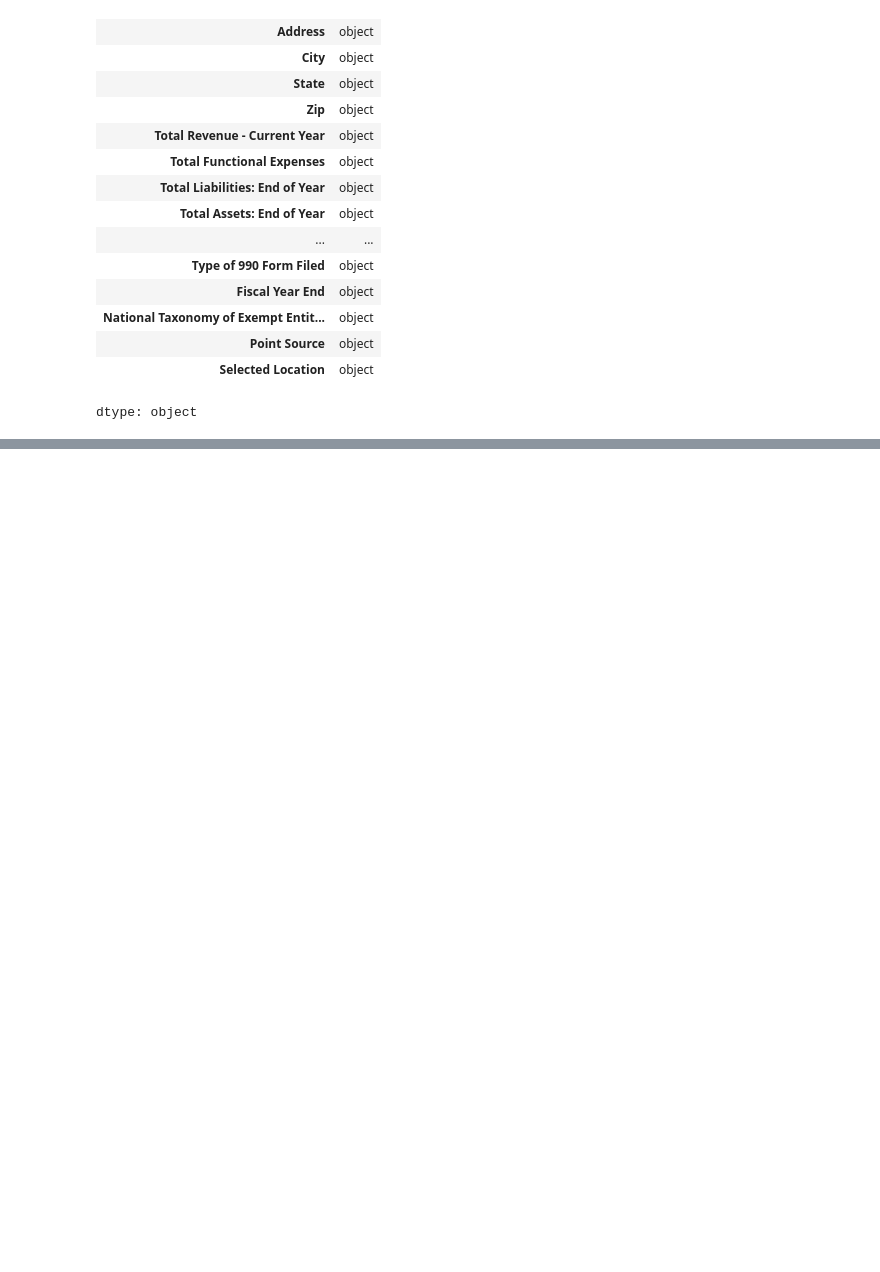
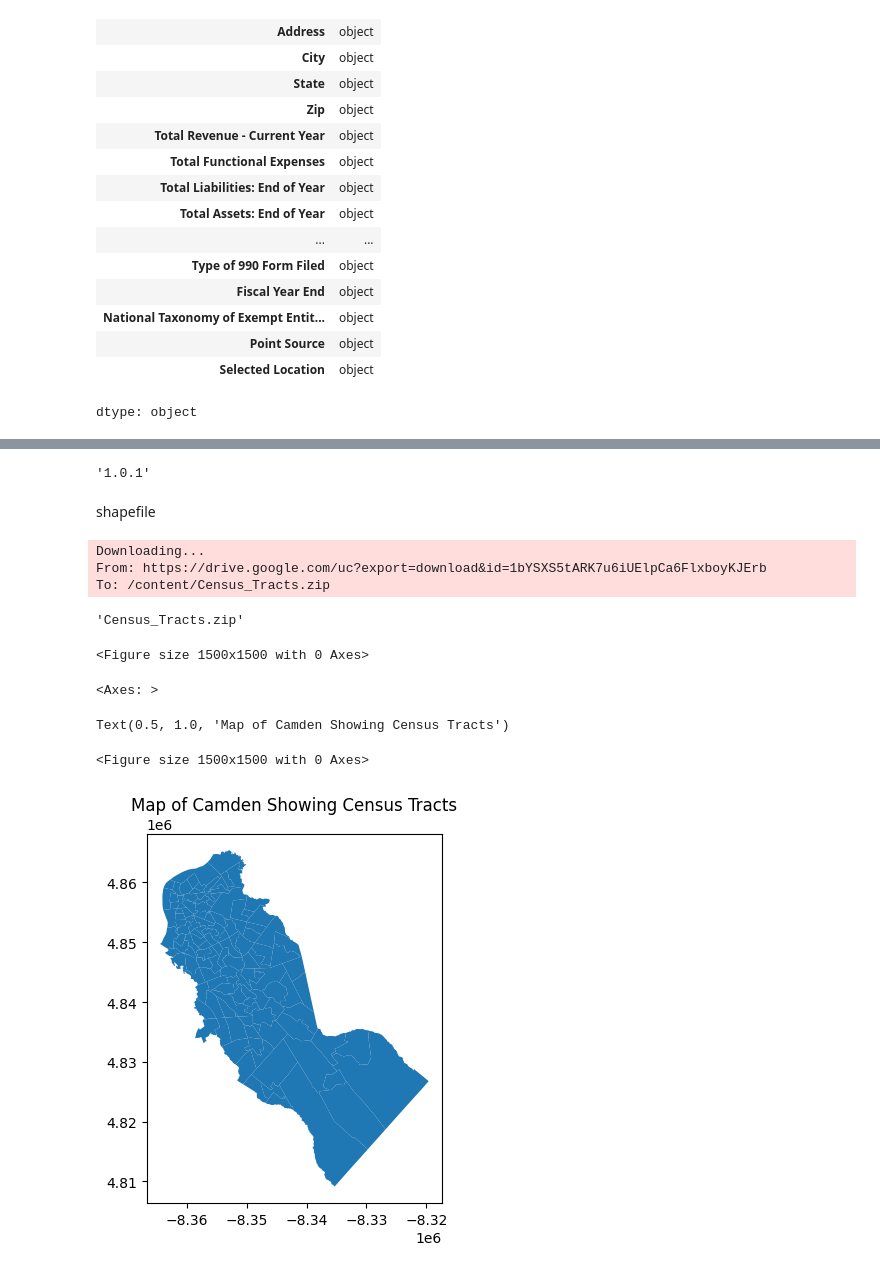
Before and after one commit to mvs110/GIS-FALL, a Jupyter notebook: Copy_of_PS_1.ipynb, the cells around one changed output, grey strips where cells are left out. Saved outputs shown, nothing was run; the diff lists cells and outputs as text; code cells hidden in the pictures; blank space fills up the shorter version.

```diff
--- a/Copy_of_PS_1.ipynb
+++ b/Copy_of_PS_1.ipynb
@@ -744,0 +832,7 @@ dtype: object
+# %%
+#!python --version
+gpd.__version__
+# %% [output]
+'1.0.1'
+# %% [markdown]
+shapefile
@@ -744,0 +841,23 @@ dtype: object
+# %%
+download_url = f'https://drive.google.com/uc?export=download&id=1bYSXS5tARK7u6iUElpCa6FlxboyKJErb'
+output_filename = 'Census_Tracts.zip'
+gdown.download(download_url, output_filename, quiet=False)
+
+with zipfile.ZipFile(output_filename, 'r') as zip_ref:
+    zip_ref.extractall('extracted_files')
+wd_map = gpd.read_file('extracted_files/Census_Tracts.shp')
+
+plt.figure(figsize=(15, 15))
+wd_map.plot()
+plt.title('Map of Camden Showing Census Tracts')
+plt.show()
+# %% [output]
+Downloading...
+From: https://drive.google.com/uc?export=download&id=1bYSXS5tARK7u6iUElpCa6FlxboyKJErb
+To: /content/Census_Tracts.zip
+'Census_Tracts.zip'
+<Figure size 1500x1500 with 0 Axes>
+<Axes: >
+Text(0.5, 1.0, 'Map of Camden Showing Census Tracts')
+<Figure size 1500x1500 with 0 Axes>
+[figure, added]
```
Also changed, not shown: parts of 68 cells of this notebook.
